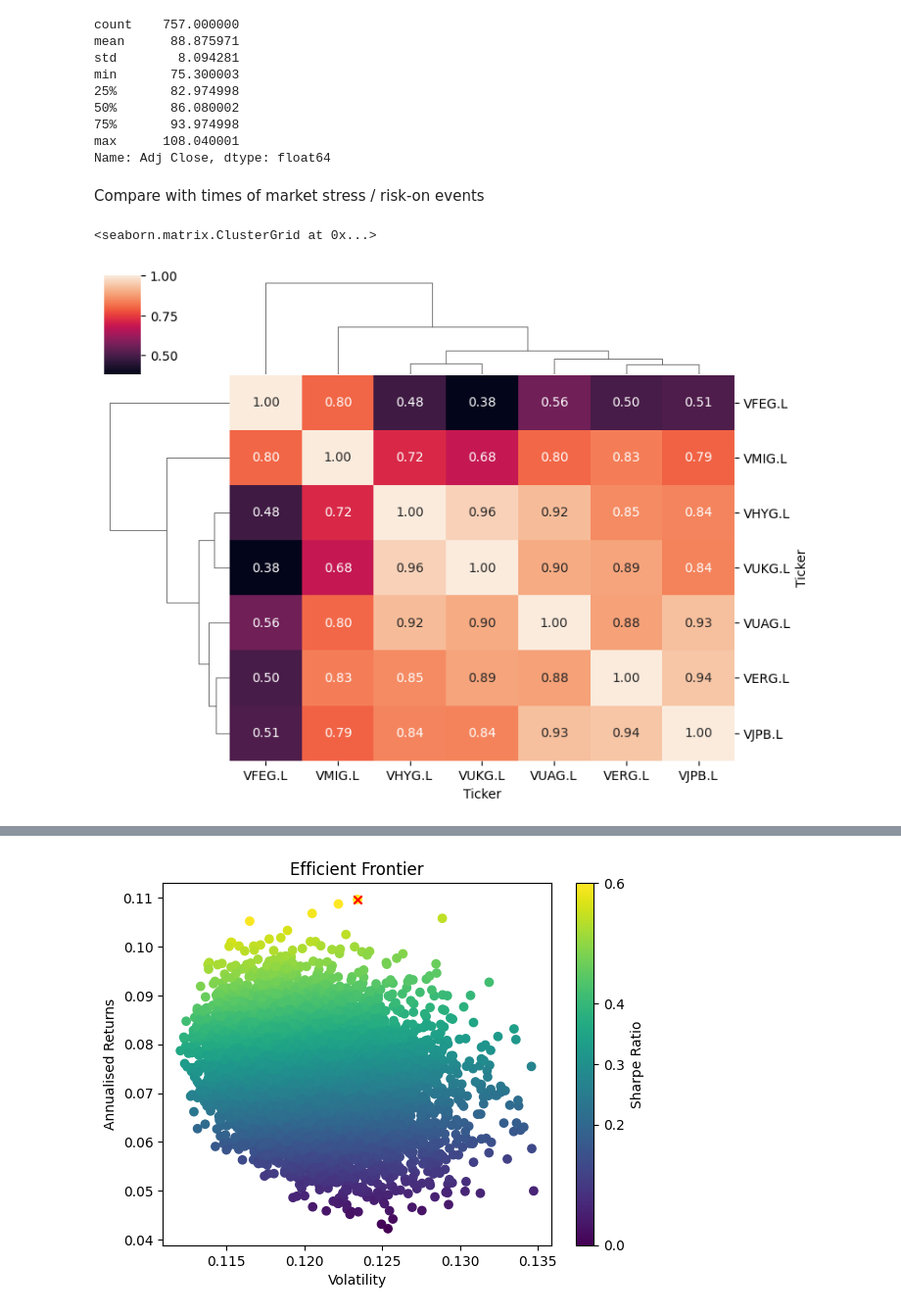
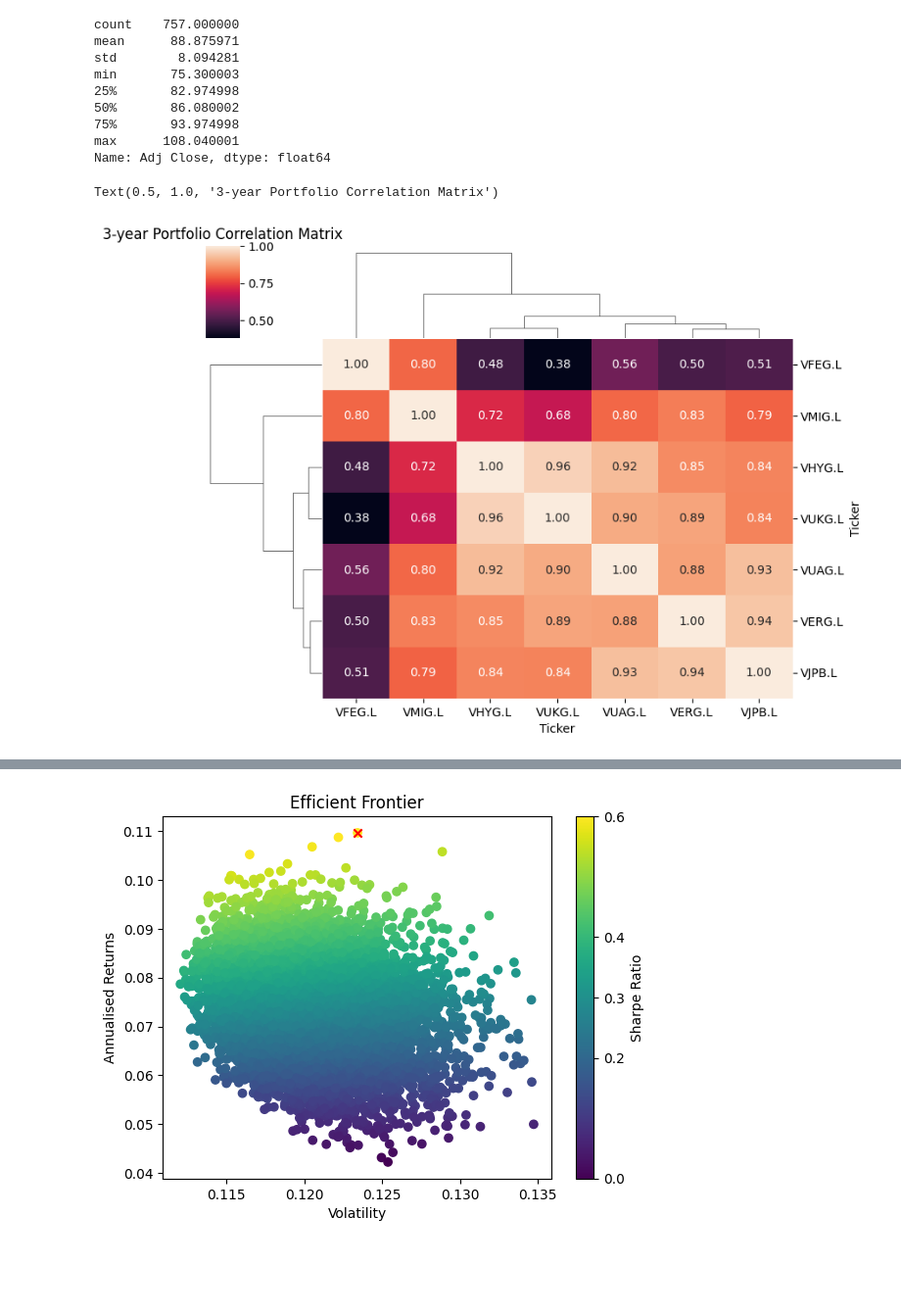
Before and after one commit to LEllis0/multi-asset-research, a Jupyter notebook: portfolio-insights.ipynb, the cells around one changed output, grey strips where cells are left out. Shown: that part at 98% size. Cells and saved outputs as stored; diff of their text form; code cells hidden in the pictures; blank space fills up the shorter version.

```diff
--- a/portfolio-insights.ipynb
+++ b/portfolio-insights.ipynb
@@ -52,10 +53,9 @@ Name: Adj Close, dtype: float64
 portfolioDf.dropna(inplace=True)
 benchmarkDf.dropna(inplace=True)
 portfolioCorrMatrix = portfolioDf.corr()
-# %% [markdown]
-Compare with times of market stress / risk-on events
 # %%
 sns.clustermap(portfolioCorrMatrix, annot=True, fmt=".2f", figsize=(8,6))
+plt.title('3-year Portfolio Correlation Matrix')
 # %% [output]
-<seaborn.matrix.ClusterGrid at 0x...>
+Text(0.5, 1.0, '3-year Portfolio Correlation Matrix')
-[figure, old version]
+[figure, new version]
```
Also changed, not shown: parts of 3 cells of this notebook, 1 other file.
